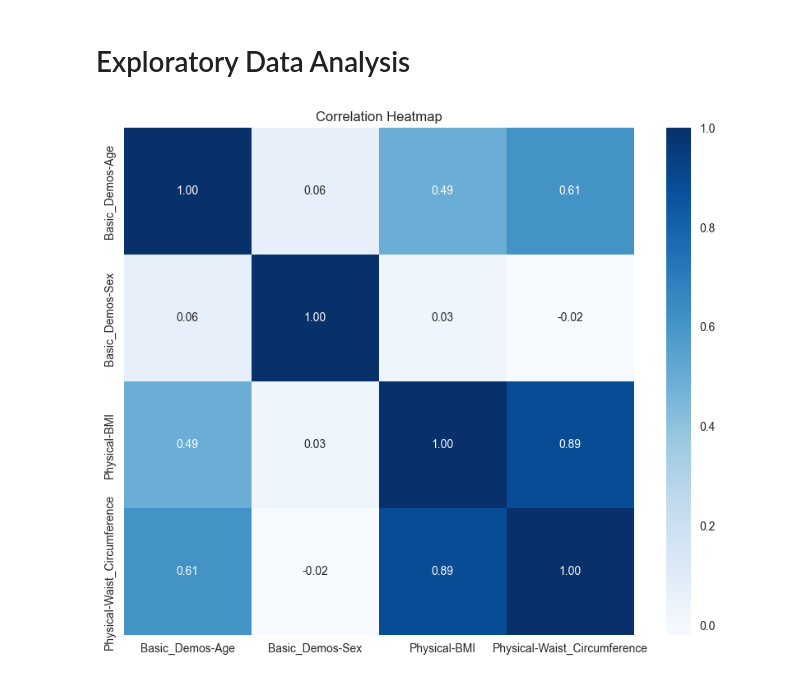
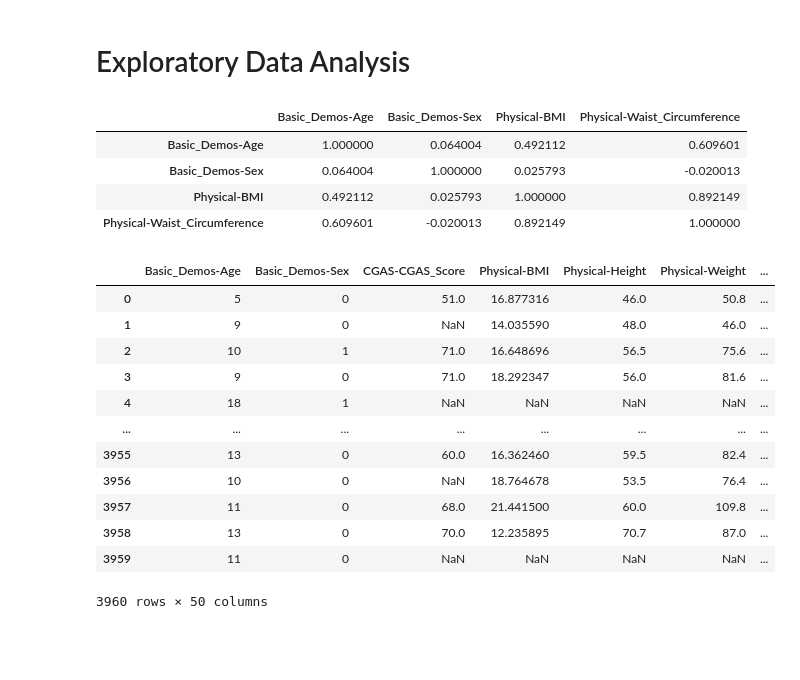
Before and after one commit to crmueller100/child-mind-institute-problematic-internet-use, a Jupyter notebook: predict_severity_impairment_index.ipynb, the cells around one changed output. Saved outputs shown, nothing was run; the diff lists cells and outputs as text; code cells hidden in the pictures; blank space fills up the shorter version.

```diff
--- a/predict_severity_impairment_index.ipynb
+++ b/predict_severity_impairment_index.ipynb
@@ -122,7 +102,7 @@ train
 # Exploratory Data Analysis
 # %%
 # train_df[['BIA-BIA_FFM','BIA-BIA_SMM']].corr()
-columns_to_exclude = train_df.columns[train_df.columns.str.contains('PCIAT-PCIAT', case=False)]
+columns_to_exclude = train_df.columns[train_df.columns.str.contains('PCIAT', case=False)]
 df_excluded = train_df.drop(columns=columns_to_exclude, axis=1)
 
 
@@ -130,9 +110,31 @@ correlation_matrix = df_excluded.select_dtypes(include=['float64','int64'])[['Ba
 correlation_matrix
 
 # df_excluded = df_excluded[['Basic_Demos-Age','Basic_Demos-Sex','CGAS-CGAS_Score','Physical-BMI']]
-plt.figure(figsize=(10, 8))
-sns.heatmap(correlation_matrix, annot=True, fmt=".2f", cmap='Blues', cbar=True)
-plt.title("Correlation Heatmap")
-plt.show()
+# plt.figure(figsize=(10, 8))
+# sns.heatmap(correlation_matrix, annot=True, fmt=".2f", cmap='Blues', cbar=True)
+# plt.title("Correlation Heatmap")
+# plt.show()
 # %% [output]
-[figure, removed]
+|  | Basic_Demos-Age | Basic_Demos-Sex | Physical-BMI | Physical-Waist_Circumference |
+| Basic_Demos-Age | 1.000000 | 0.064004 | 0.492112 | 0.609601 |
+| Basic_Demos-Sex | 0.064004 | 1.000000 | 0.025793 | -0.020013 |
+| Physical-BMI | 0.492112 | 0.025793 | 1.000000 | 0.892149 |
+| Physical-Waist_Circumference | 0.609601 | -0.020013 | 0.892149 | 1.000000 |
+# %%
+# TODO: Explore more heat maps. Remove sii from the correlation matrix
+# also, maybe remove columns that are largely null
+df_excluded.select_dtypes(include=['float64','int64'])
+# %% [output]
+|  | Basic_Demos-Age | Basic_Demos-Sex | CGAS-CGAS_Score | Physical-BMI | Physical-Height | Physical-Weight | ... |
+| 0 | 5 | 0 | 51.0 | 16.877316 | 46.0 | 50.8 | ... |
+| 1 | 9 | 0 | NaN | 14.035590 | 48.0 | 46.0 | ... |
+| 2 | 10 | 1 | 71.0 | 16.648696 | 56.5 | 75.6 | ... |
+| 3 | 9 | 0 | 71.0 | 18.292347 | 56.0 | 81.6 | ... |
+| 4 | 18 | 1 | NaN | NaN | NaN | NaN | ... |
+| ... | ... | ... | ... | ... | ... | ... | ... |
+| 3955 | 13 | 0 | 60.0 | 16.362460 | 59.5 | 82.4 | ... |
+| 3956 | 10 | 0 | NaN | 18.764678 | 53.5 | 76.4 | ... |
+| 3957 | 11 | 0 | 68.0 | 21.441500 | 60.0 | 109.8 | ... |
+| 3958 | 13 | 0 | 70.0 | 12.235895 | 70.7 | 87.0 | ... |
+| 3959 | 11 | 0 | NaN | NaN | NaN | NaN | ... |
+3960 rows × 50 columns
```
Also changed, not shown: parts of 4 cells of this notebook.
